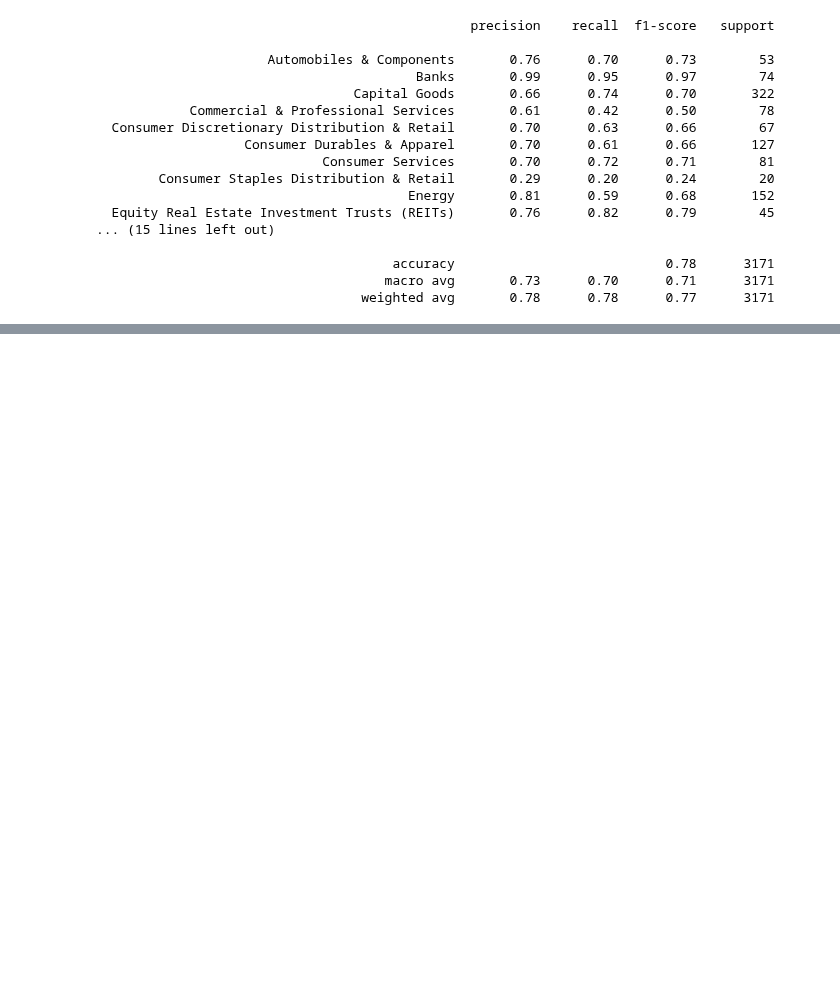
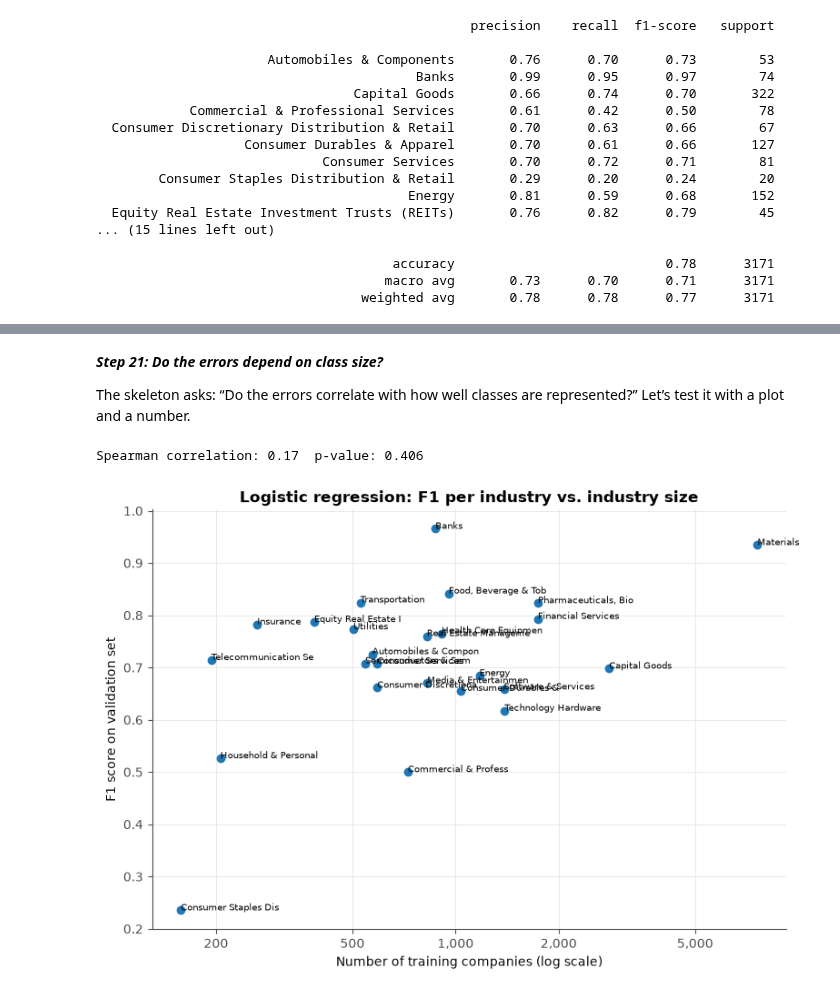
Before and after one commit to manpont/Practical-Task-1, a Jupyter notebook: industry_classification.ipynb, the cells around one changed output, grey strips where cells are left out. Cells and saved outputs as stored; diff of their text form; code cells hidden in the pictures; blank space fills up the shorter version.

```diff
--- a/industry_classification.ipynb
+++ b/industry_classification.ipynb
@@ -695,0 +731,27 @@ print(classification_report(y_val, pred_lr, target_names=le.classes_, digits=2))
+# %% [markdown]
+***Step 21: Do the errors depend on class size?***
+
+The skeleton asks: “Do the errors correlate with how well classes are represented?” Let’s test it with a plot and a number.
+# %%
+from scipy.stats import spearmanr
+
+f1_per_class = f1_score(y_val, pred_lr, average=None)
+train_size = np.bincount(y_train)
+
+rho, p = spearmanr(train_size, f1_per_class)
+print("Spearman correlation:", round(rho, 2), " p-value:", round(p, 3))
+
+plt.figure(figsize=(9, 6))
+plt.scatter(train_size, f1_per_class)
+for i, name in enumerate(le.classes_):
+    plt.annotate(name[:20], (train_size[i], f1_per_class[i]), fontsize=7)
+plt.xscale("log")
+plt.xlabel("Number of training companies (log scale)")
+plt.ylabel("F1 score on validation set")
+plt.title("Logistic regression: F1 per industry vs. industry size")
+plt.xticks([200, 500, 1000, 2000, 5000], ["200", "500", "1,000", "2,000", "5,000"])
+plt.minorticks_off()
+plt.show()
+# %% [output]
+Spearman correlation: 0.17  p-value: 0.406
+[figure, added]
```
Also changed, not shown: parts of 1 cell of this notebook.
